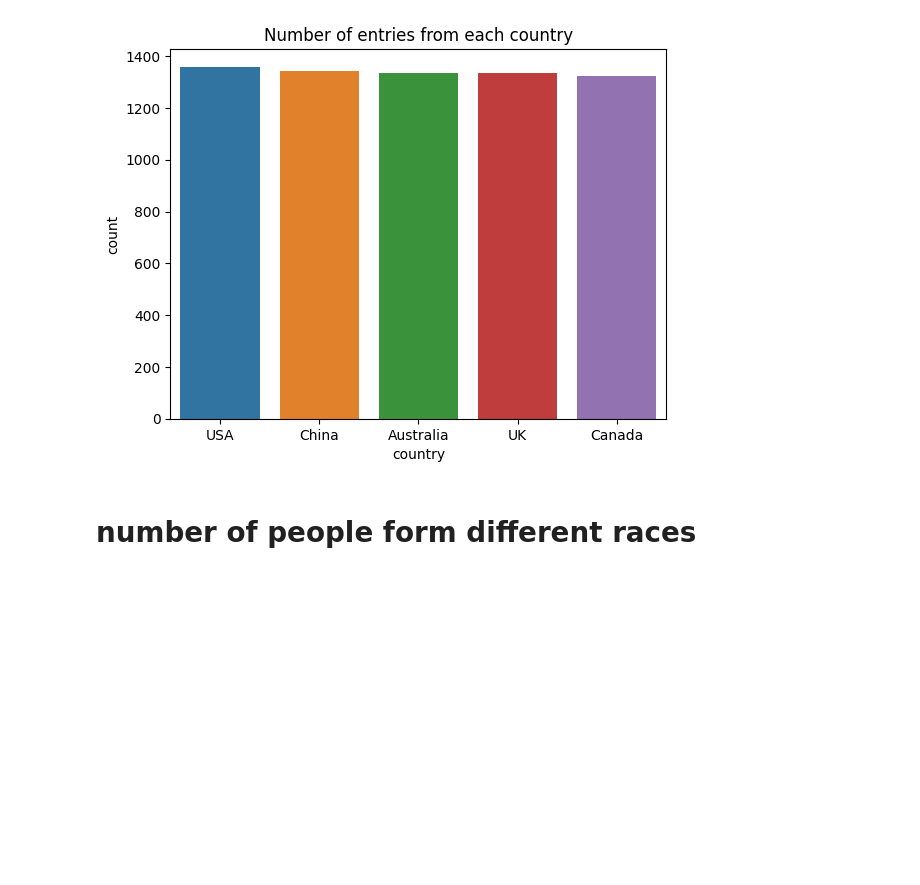
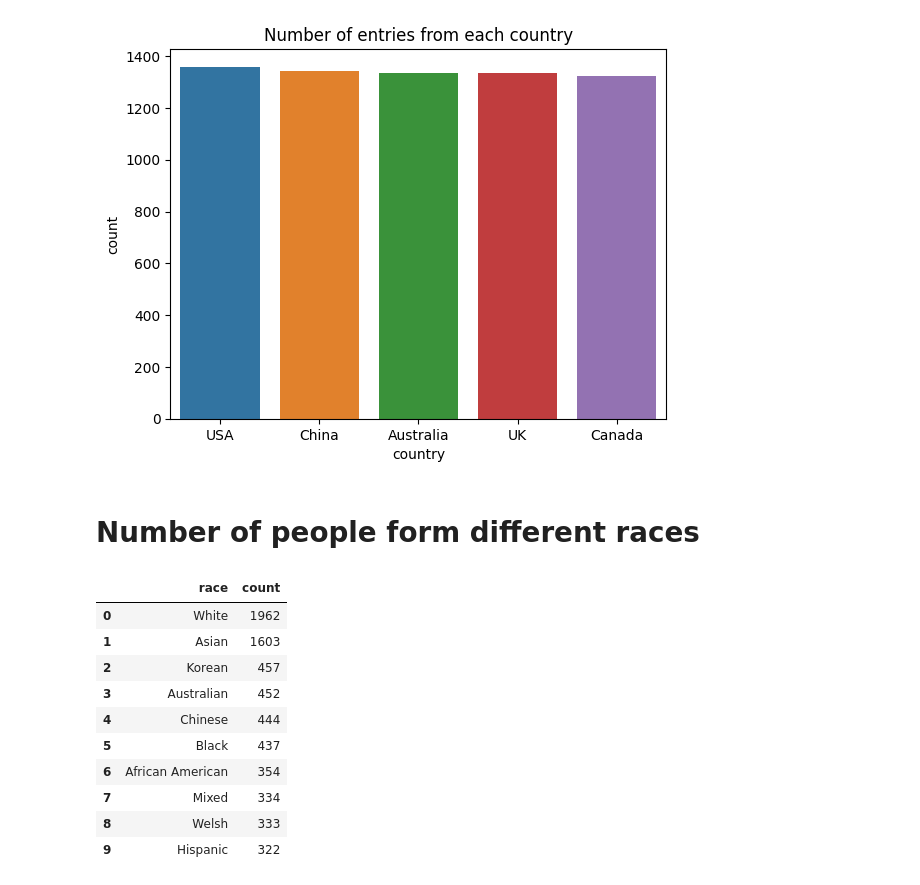
Before and after one commit to 147Ayush/Salary-prediction-and-Analysis-based-on-country-and-race, a Jupyter notebook: Main.ipynb, the cells around one changed output. Saved outputs shown, nothing was run; the diff lists cells and outputs as text; code cells hidden in the pictures; blank space fills up the shorter version.

```diff
--- a/Main.ipynb
+++ b/Main.ipynb
@@ -133,4 +133,20 @@ plt.title("Number of entries from each country")
 Text(0.5, 1.0, 'Number of entries from each country')
 [figure]
 # %% [markdown]
-# number of people form different races
+# Number of people form different races
+# %%
+Race_ = df['Race'].value_counts().reset_index()
+Race_.columns = ['race','count']
+Race_
+# %% [output]
+|  | race | count |
+| 0 | White | 1962 |
+| 1 | Asian | 1603 |
+| 2 | Korean | 457 |
+| 3 | Australian | 452 |
+| 4 | Chinese | 444 |
+| 5 | Black | 437 |
+| 6 | African American | 354 |
+| 7 | Mixed | 334 |
+| 8 | Welsh | 333 |
+| 9 | Hispanic | 322 |
```
Also changed, not shown: parts of 4 cells of this notebook.
